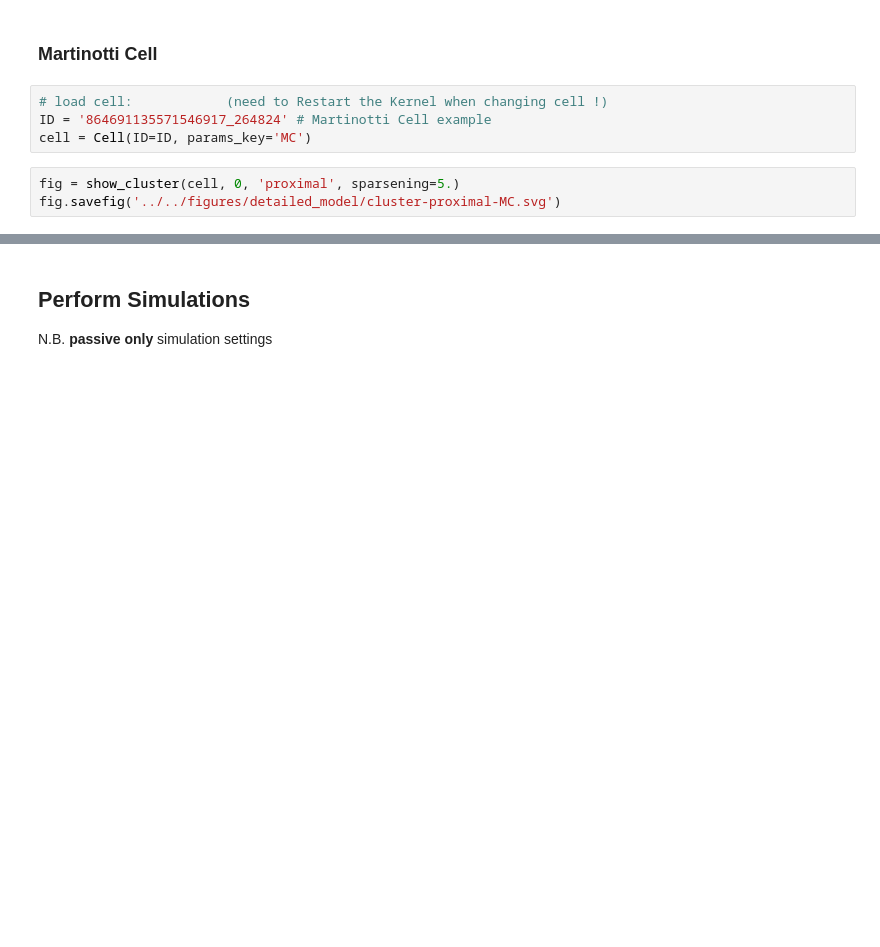
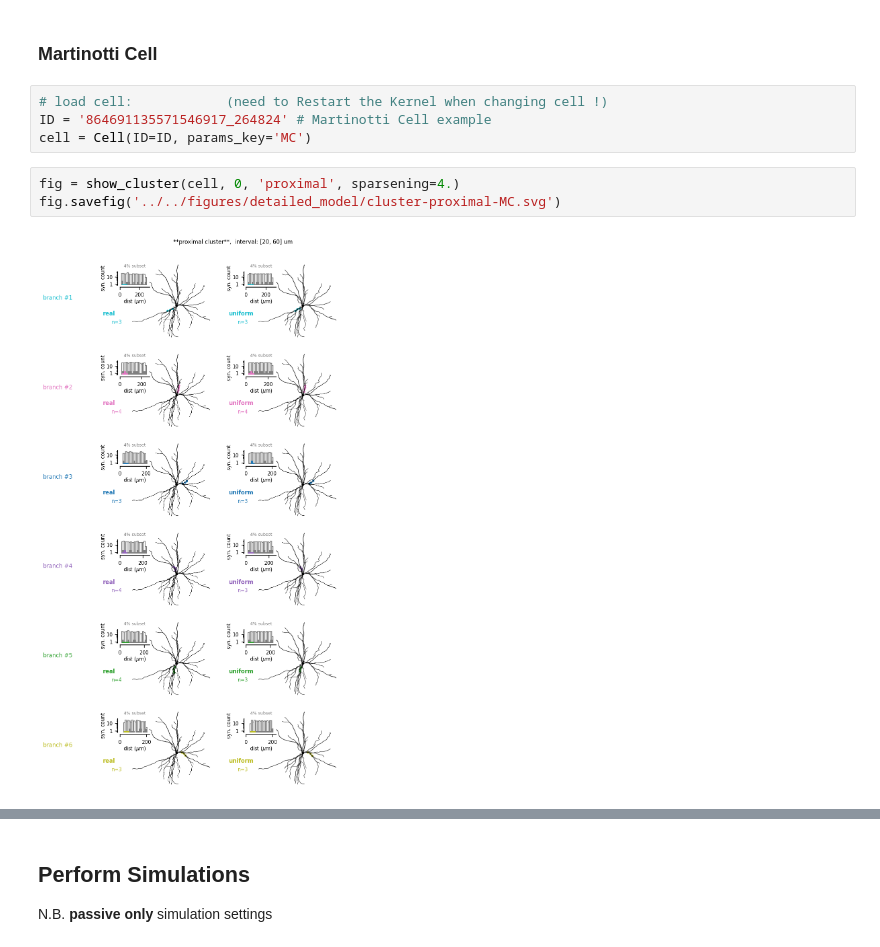
Before and after one commit to yzerlaut/pv-sst-dendrites, a Jupyter notebook: biophysical_modelling/detailed_model/Clustered-Input.ipynb, the cells around one changed output, grey strips where cells are left out. Saved outputs shown, nothing was run; the diff lists cells and outputs as text; blank space fills up the shorter version.

Commit message:
done with clustered input

```diff
--- a/biophysical_modelling/detailed_model/Clustered-Input.ipynb
+++ b/biophysical_modelling/detailed_model/Clustered-Input.ipynb
@@ -65,6 +65,8 @@ fig.savefig('../../figures/detailed_model/cluster-distal-BC.svg')
 ID = '864691135571546917_264824' # Martinotti Cell example
 cell = Cell(ID=ID, params_key='MC')
 # %%
-fig = show_cluster(cell, 0, 'proximal', sparsening=5.)
+fig = show_cluster(cell, 0, 'proximal', sparsening=4.)
 fig.savefig('../../figures/detailed_model/cluster-proximal-MC.svg')
+# %% [output]
+[figure, added]
 # %%
```
Also changed, not shown: parts of 2 cells of this notebook.
